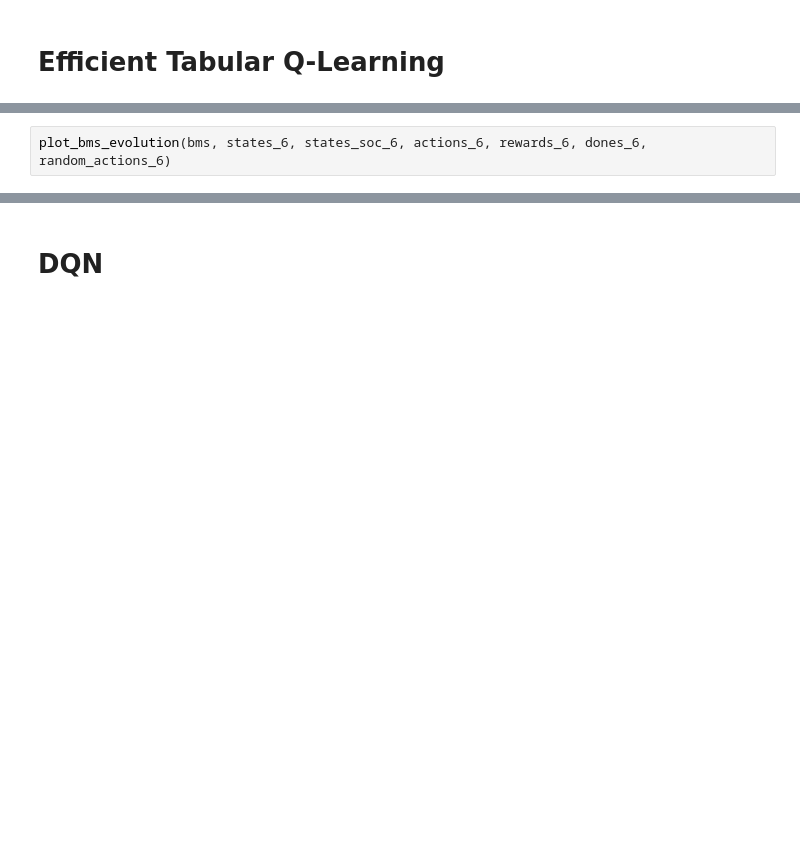
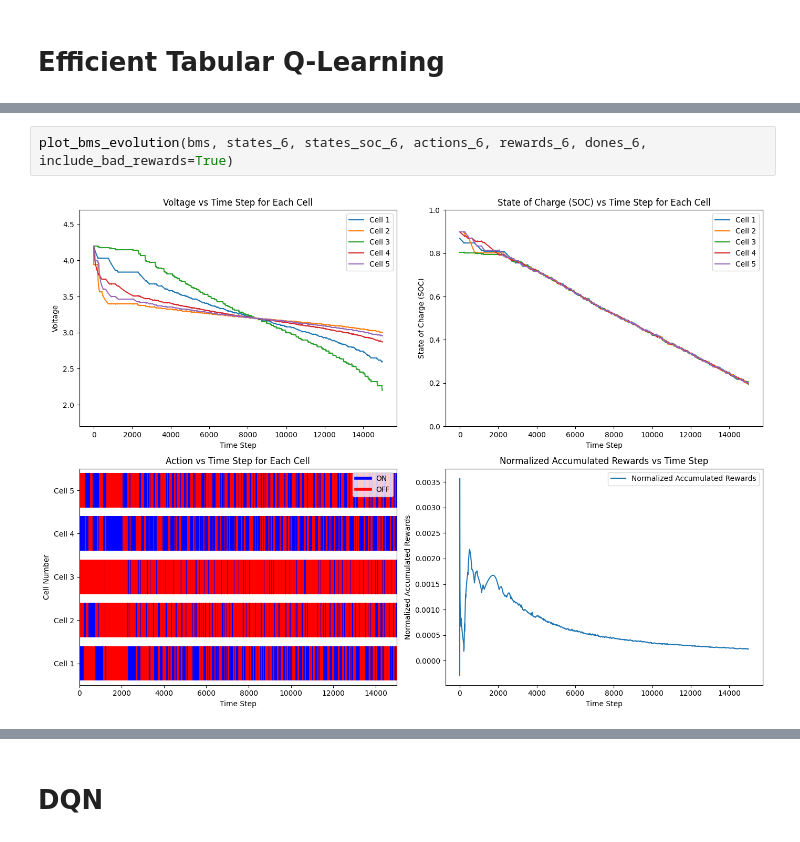
Before and after one commit to LeoBenac/BMS_project, a Jupyter notebook: bms_project.ipynb, the cells around one changed output, grey strips where cells are left out. Cells and saved outputs as stored; diff of their text form; blank space fills up the shorter version.

```diff
--- a/bms_project.ipynb
+++ b/bms_project.ipynb
@@ -326,3 +334,5 @@ print(f"Sum of rewards: {np.sum(rewards_6)}")
 # %%
-plot_bms_evolution(bms, states_6, states_soc_6, actions_6, rewards_6, dones_6, random_actions_6)
+plot_bms_evolution(bms, states_6, states_soc_6, actions_6, rewards_6, dones_6, include_bad_rewards=True)
+# %% [output]
+[figure, added]
 # %%
```
Also changed, not shown: parts of 11 cells of this notebook, 1 other file.
